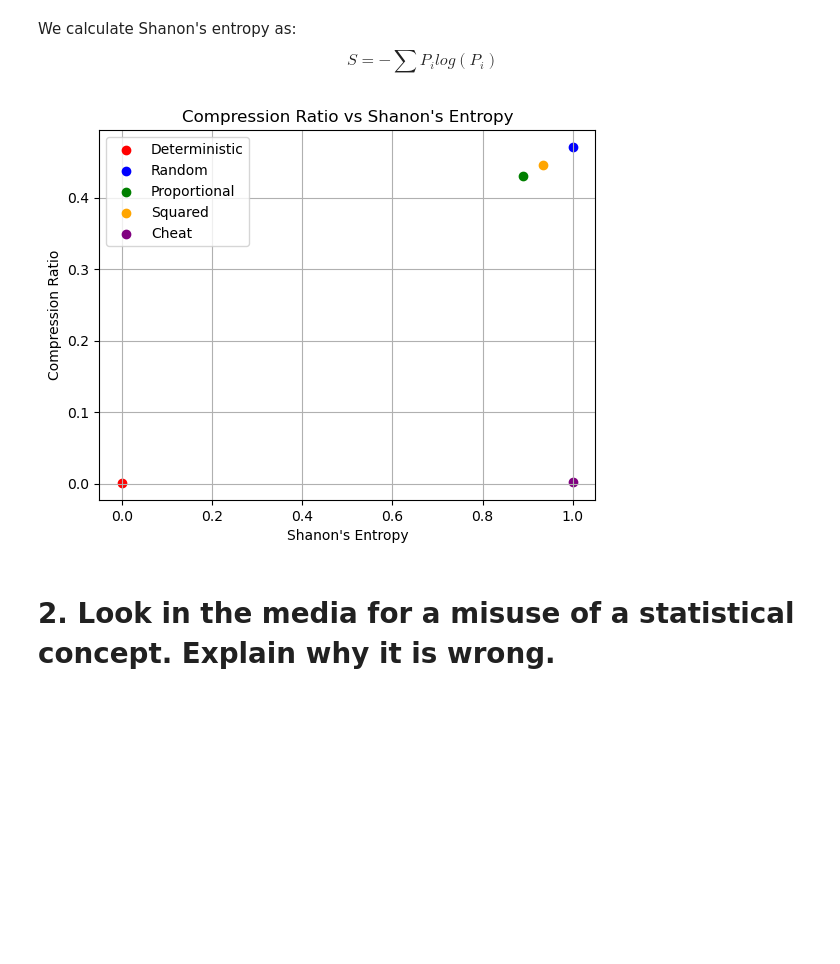
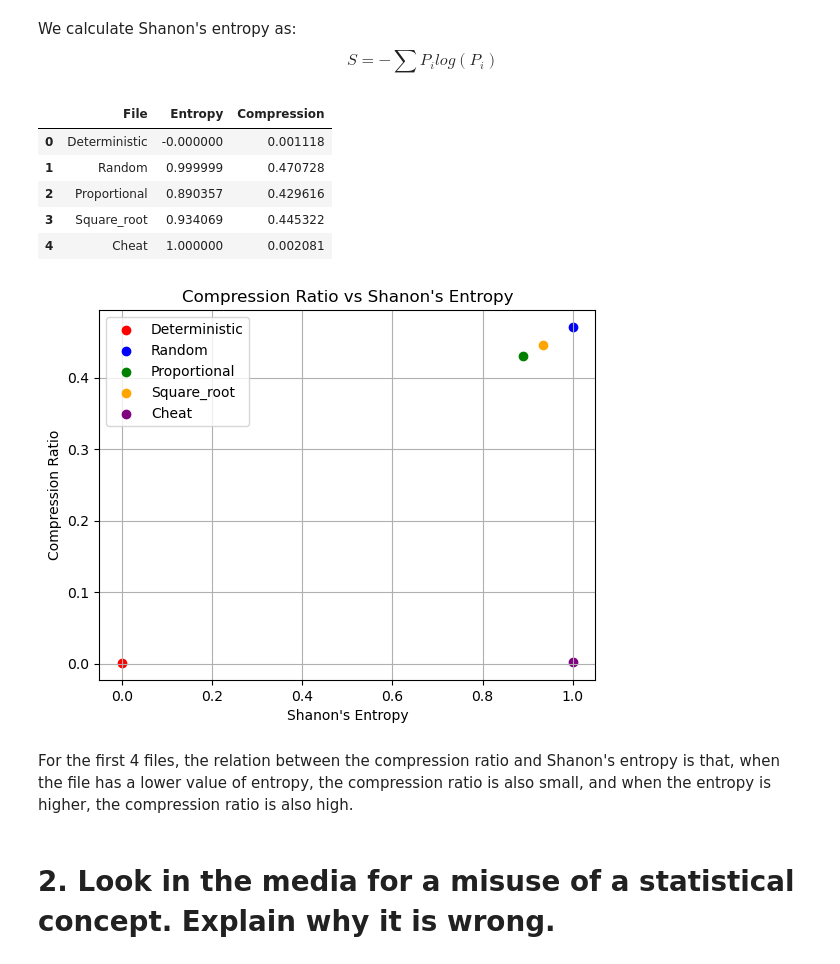
Before and after one commit to teresa-p-l/Complex-Systems, a Jupyter notebook: entrega1/Homework1_TeresaPuyol.ipynb, the cells around one changed output. Saved outputs shown, nothing was run; the diff lists cells and outputs as text; code cells hidden in the pictures; blank space fills up the shorter version.

```diff
--- a/entrega1/Homework1_TeresaPuyol.ipynb
+++ b/entrega1/Homework1_TeresaPuyol.ipynb
@@ -63,7 +63,7 @@ tags.append(("Proportional", prop_file, prop_num))
 sqrt_file = "squared.txt"
 sqrt_num = np.random.choice(np.arange(10), size=N, p=np.sqrt(np.arange(10))/np.sum(np.sqrt(np.arange(10))))
 save(sqrt_file, sqrt_num)
-tags.append(("Squared", sqrt_file, sqrt_num))
+tags.append(("Square_root", sqrt_file, sqrt_num))
 
 # 5. Cheat, 0123456789 sequence repeating
 cheat_file = "cheat.txt"
@@ -112,6 +112,25 @@ for name, filename, digits in tags:
     entropies.append(shanon(digits))
     zip_file(filename)
     ratios.append(compression_ratio(filename))
+# %%
+# Now we give the values for the entropies and the compression ratios in a table. For that we import pandas
+
+import pandas as pd
+
+df = pd.DataFrame({
+    "File": names,
+    "Entropy": entropies,
+    "Compression": ratios
+})
+
+df
+# %% [output]
+|  | File | Entropy | Compression |
+| 0 | Deterministic | -0.000000 | 0.001118 |
+| 1 | Random | 0.999999 | 0.470728 |
+| 2 | Proportional | 0.890357 | 0.429616 |
+| 3 | Square_root | 0.934069 | 0.445322 |
+| 4 | Cheat | 1.000000 | 0.002081 |
 # %%
 # Plotting the compression ratio against entropy
 
@@ -127,7 +146,9 @@ plt.legend()
 plt.grid()
 plt.show()
 # %% [output]
-[figure, old version]
+[figure, new version]
+# %% [markdown]
+For the first 4 files, the relation between the compression ratio and Shanon's entropy is that, when the file has a lower value of entropy, the compression ratio is also small, and when the entropy is higher, the compression ratio is also high.
 # %% [markdown]
 # 2. Look in the media for a misuse of a statistical concept. Explain why it is wrong.
 # %% [markdown]
```
Also changed, not shown: parts of 6 cells of this notebook, 8 other files.
